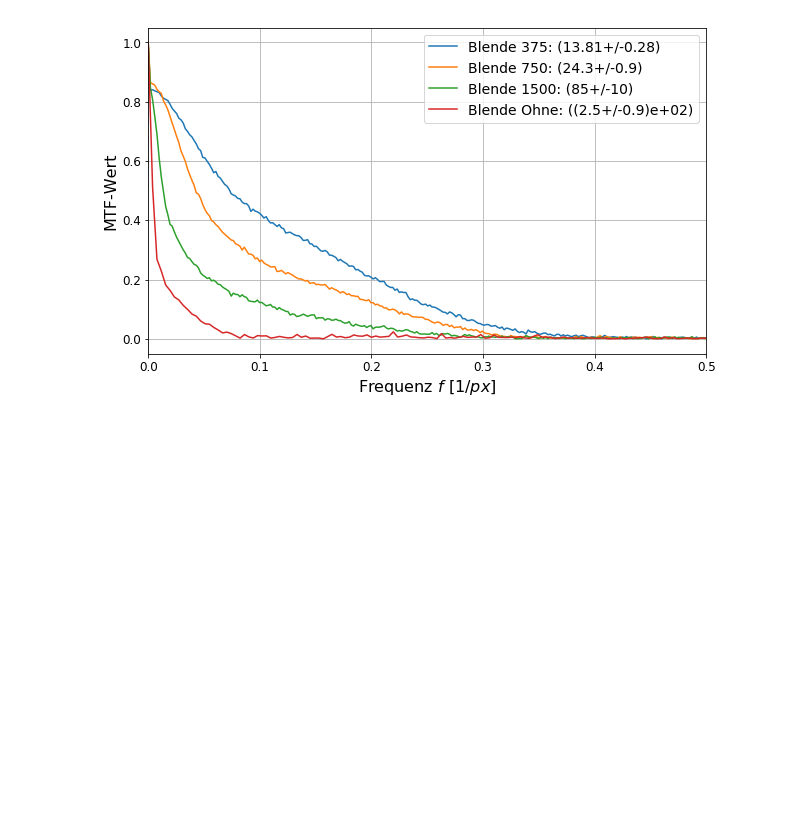
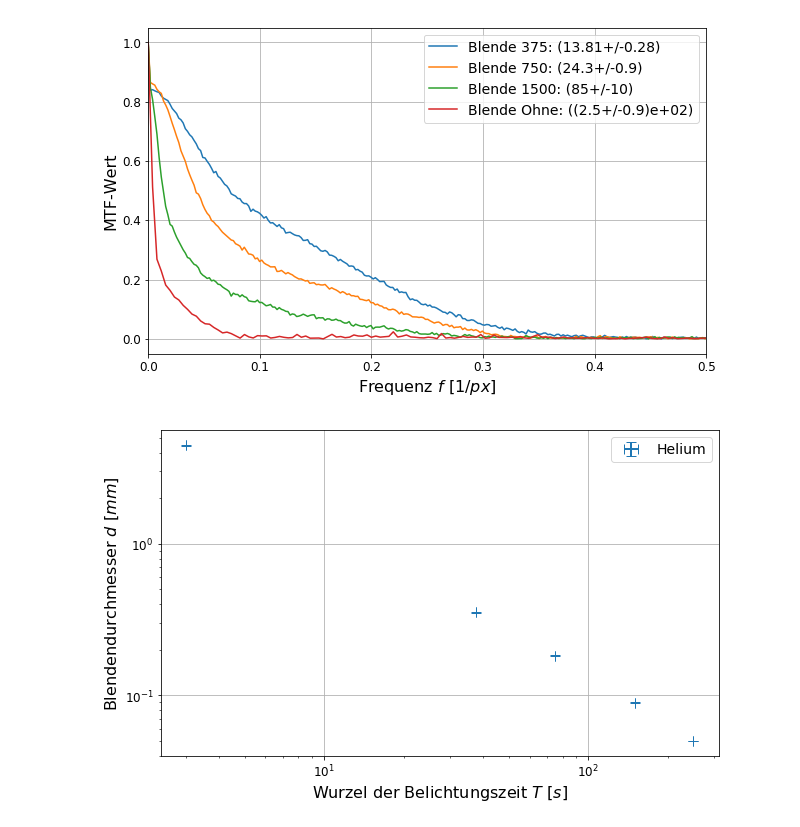
Before and after one commit to dfb159/Studium, a Jupyter notebook: Exp1/Versuchsbericht 22 - O6/11Mi_O6_05_07_2018.ipynb, the cells around one changed output. Drawn from its saved outputs; the diff is of its cells as text; code cells hidden in the pictures; blank space fills up the shorter version.

Commit message:
zeitvergleich
durchmesser Loch etwa 0.3 mm

```diff
--- a/Exp1/Versuchsbericht 22 - O6/11Mi_O6_05_07_2018.ipynb
+++ b/Exp1/Versuchsbericht 22 - O6/11Mi_O6_05_07_2018.ipynb
@@ -118,6 +118,7 @@ unc_MTF = 1e-4 / 2 / np.sqrt(3) # digital abstand frequenzmessung
 unc_pixel = 5 / 2 / np.sqrt(3) # digital pixelanzahl
 unc_grau = 5 / 2 / np.sqrt(3) # digital graustufen
 unc_grey = 1e-2 / 2 / np.sqrt(3) # digital intensitaet grey-value
+unc_time = 0.01 # percent
 
 def converter(data):
     try:
@@ -160,6 +161,9 @@ mtfKante = []
 for blend in blende:
     data = np.loadtxt("messung/auswertung/MTFKante/kante%sFREQ.xls"%(blend), skiprows = 1, delimiter = "\t")
     mtfKante.append((unp.uarray(data[:,0], unc_freq), unp.uarray(data[:,1], unc_MTF)))
+
+data = np.loadtxt("messung/zeiten.csv", skiprows = 2, delimiter = ",")
+zeitvergleich = (["Ohne", "150mm", "75mm", "37,5mm", "Loch"], unp.uarray(data, np.array(data) * unc_time))
 # %%
 # Rechnung MTF 1/2
 
@@ -430,0 +431,23 @@ plt.show()
+# %%
+# Diagramm mtfStufen2
+
+fig=plt.figure(figsize=fig_size)
+#ax = plt.gca()
+#color = next(ax._get_lines.prop_cycler)['color']
+
+xdata, names, ydata = [250, 150, 75, 37.5, 0.3], zeitvergleich[0], unp.sqrt(zeitvergleich[1])
+plt.errorbar(unv(xdata),unv(ydata),usd(ydata),usd(xdata),fmt=' ', capsize=5, linewidth=2, label='Helium')
+
+#plt.xlim(0,0.5)
+plt.legend(prop={'size':fig_legendsize})
+plt.grid()
+plt.tick_params(labelsize=fig_labelsize)
+plt.xlabel("Wurzel der Belichtungszeit $T$ [$s$]", {'fontsize':fig_legendsize+2})
+plt.ylabel("Blendendurchmesser $d$ [$mm$]", {'fontsize': fig_legendsize+2})
+#plt.xticks([])
+plt.xscale('log')
+plt.yscale('log')
+plt.savefig("data/Zeitvergleich.pdf")
+plt.show()
+# %% [output]
+[figure, added]
```
Also changed, not shown: parts of 2 cells of this notebook, 4 other files.
